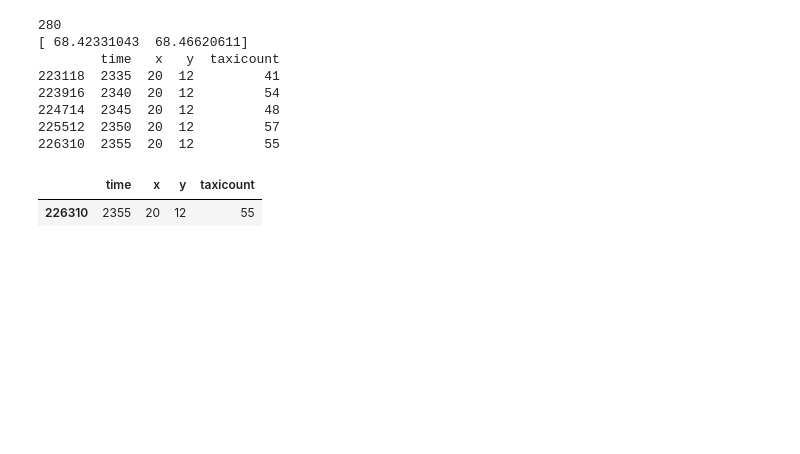
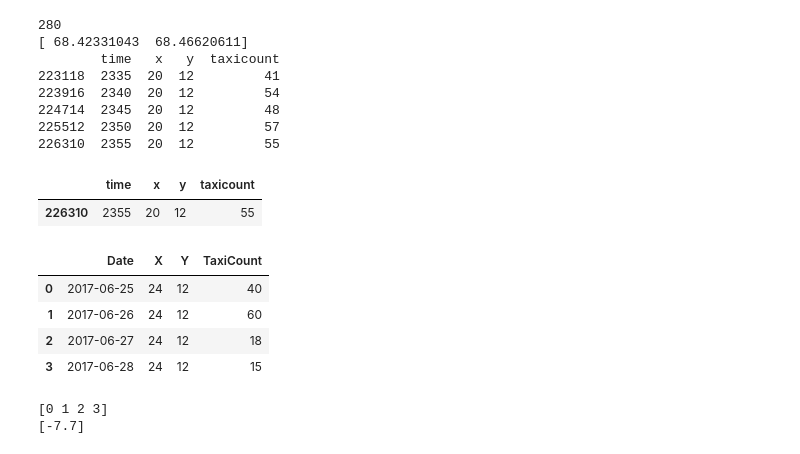
Before and after one commit to hari-allamraju/sg-taxidata, a Jupyter notebook: Basic analysis.ipynb, the cells around one changed output. Cells and saved outputs as stored; diff of their text form; code cells hidden in the pictures; blank space fills up the shorter version.

```diff
--- a/Basic analysis.ipynb
+++ b/Basic analysis.ipynb
@@ -70,3 +73,34 @@ df.query("x==20 and y==12 and time=='2355'")
 226310  2355  20  12         55
 |  | time | x | y | taxicount |
 | 226310 | 2355 | 20 | 12 | 55 |
+# %%
+by_hour = taxis.fetch_loc_by_time("taxis.db","0855",LAT,LON)
+df_hour = pd.DataFrame(by_hour)
+df_hour.columns=['Date','X','Y','TaxiCount']
+df_hour['Date']=pd.to_datetime(df_hour['Date'])
+df_hour
+# %% [output]
+|  | Date | X | Y | TaxiCount |
+| 0 | 2017-06-25 | 24 | 12 | 40 |
+| 1 | 2017-06-26 | 24 | 12 | 60 |
+| 2 | 2017-06-27 | 24 | 12 | 18 |
+| 3 | 2017-06-28 | 24 | 12 | 15 |
+# %%
+import datetime
+X = np.array(range(4))
+y = (df_hour.head(4)['TaxiCount']).as_matrix()
+
+print X
+
+X=X.reshape(-1,1)
+
+model = LinearRegression()
+model.fit(X, y)
+
+X_predict=np.array([5]).reshape(-1,1)
+
+
+print model.predict(X_predict)
+# %% [output]
+[0 1 2 3]
+[-7.7]
```
Also changed, not shown: parts of 1 cell of this notebook.
